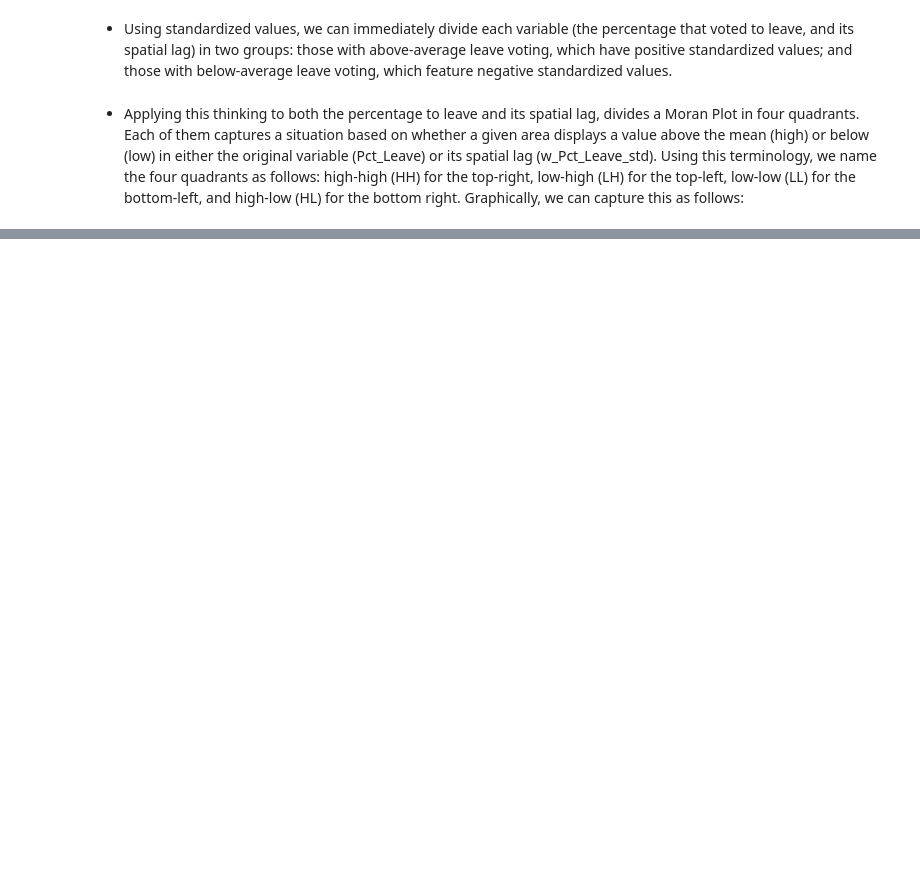
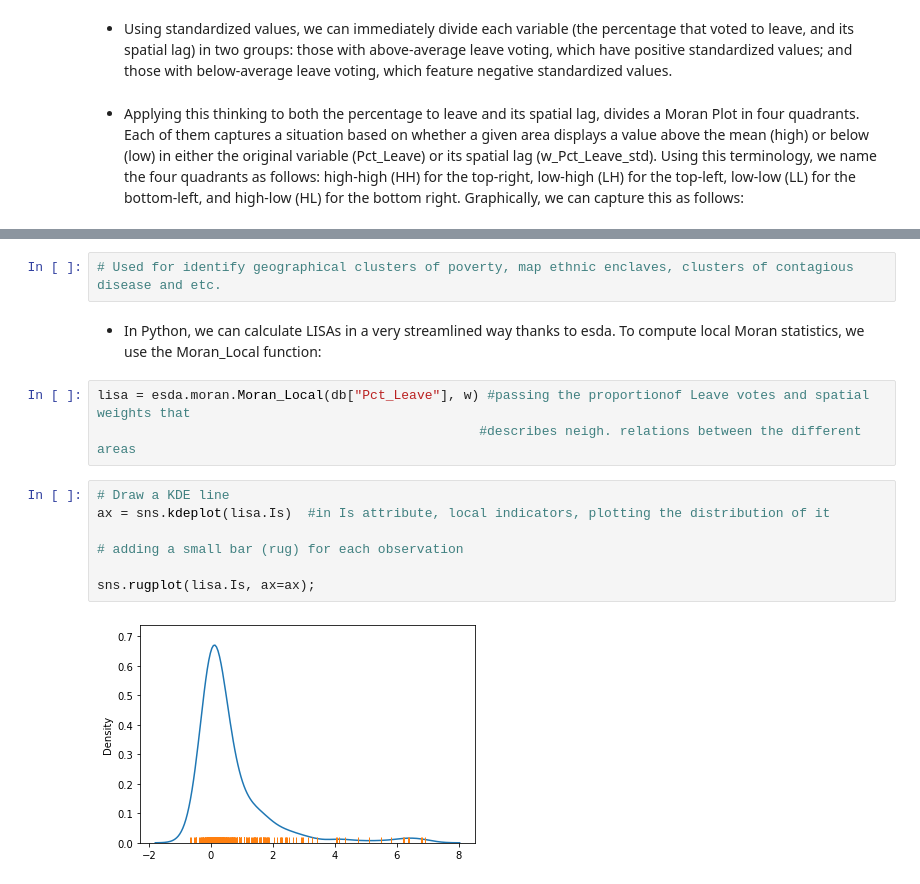
Before and after one commit to Maras13/geographic_data_science, a Jupyter notebook: Local_Spatial_Autocorrelation.ipynb, the cells around one changed output, grey strips where cells are left out. Cells and saved outputs as stored; diff of their text form; blank space fills up the shorter version.

```diff
--- a/Local_Spatial_Autocorrelation.ipynb
+++ b/Local_Spatial_Autocorrelation.ipynb
@@ -136,0 +178,16 @@ plt.show()
+# %%
+# Used for identify geographical clusters of poverty, map ethnic enclaves, clusters of contagious disease and etc.
+# %% [markdown]
+- In Python, we can calculate LISAs in a very streamlined way thanks to esda. To compute local Moran statistics, we use the Moran_Local function:
+# %%
+lisa = esda.moran.Moran_Local(db["Pct_Leave"], w) #passing the proportionof Leave votes and spatial weights that
+                                                 #describes neigh. relations between the different areas
+# %%
+# Draw a KDE line
+ax = sns.kdeplot(lisa.Is)  #in Is attribute, local indicators, plotting the distribution of it
+
+# adding a small bar (rug) for each observation
+
+sns.rugplot(lisa.Is, ax=ax);
+# %% [output]
+[figure, added]
```
Also changed, not shown: parts of 38 cells of this notebook, 1 other file.
